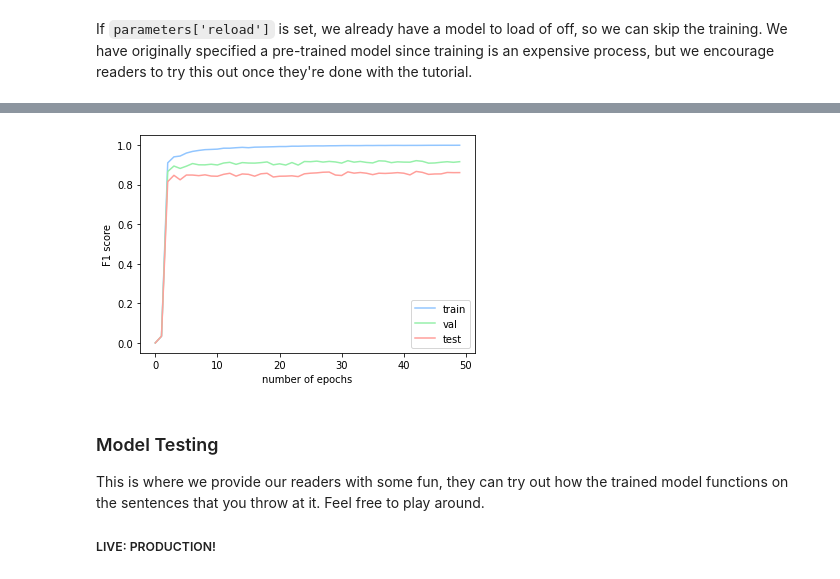
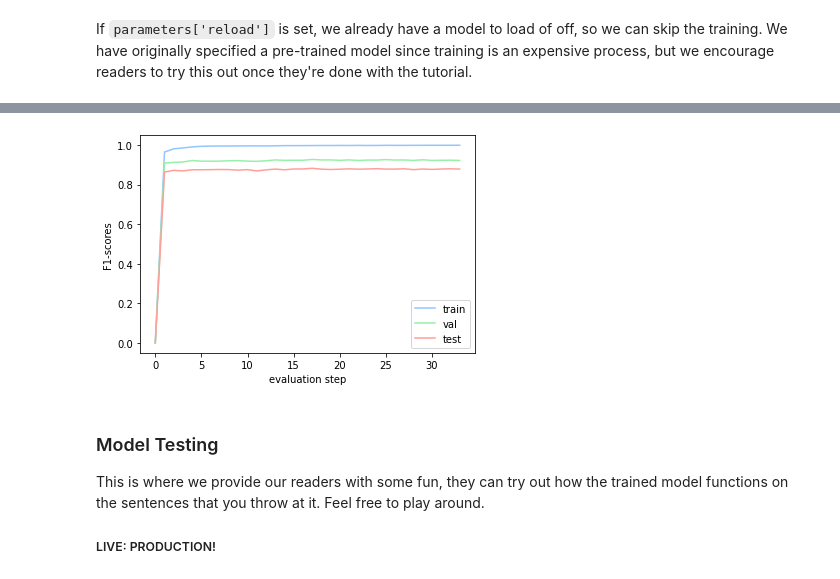
Before and after one commit to jsheng1996/NLPAssignment2, a Jupyter notebook: 2.2 ner/q2_part_1to3.ipynb, the cells around one changed output, grey strips where cells are left out. Drawn from its saved outputs; the diff is of its cells as text; code cells hidden in the pictures.

```diff
--- a/2.2 ner/q2_part_1to3.ipynb
+++ b/2.2 ner/q2_part_1to3.ipynb
@@ -102,7 +102,7 @@ parameters['crf'] = 1  # Use CRF (0 to disable)
 parameters['dropout'] = 0.5  # Dropout rate on the input (0 = no dropout)
 parameters['epoch'] =  50  # Number of epochs to run
 parameters['weights'] = ''  # path to Pretrained weights from a previous run
-parameters['name'] = 'self-trained-model'  # Model name
+parameters['name'] = 'self-trained-model-lstm'  # Model name
 parameters['gradient_clip'] = 5.0
 parameters['char_mode'] = 'CNN'
 models_path = base_path + 'models/'  # path to saved models
@@ -1167,7 +1167,7 @@ all_F = [[0, 0, 0]]  # List storing all the F-1 Scores
 
 eval_every = len(train_data)  # Calculate F-1 Score after this many iterations
 plot_every = 2000  # Store loss after this many iterations
-# count = 0  #Counts the number of iterations
+count = 0  # Counts the number of iterations
 # %% [markdown]
 ### Evaluation
 # %% [markdown]
@@ -1351,11 +1351,14 @@ If `parameters['reload']` is set, we already have a model to load of off, so we
 parameters['reload'] = False  # comment away to skip training
 
 if not parameters['reload']:
-    tr = time.time()
+    start_time = time.time()
     model.train(True)
 
     for epoch in range(1, number_of_epochs):
-        for count, index in enumerate(np.random.permutation(len(train_data))):
+        print(f'\nepoch: {epoch}')
+
+        for i, index in enumerate(np.random.permutation(len(train_data))):
+            count += 1
             data = train_data[index]
 
             # gradient updates for each data entry
@@ -1415,7 +1418,7 @@ if not parameters['reload']:
             # Storing loss
             if count % plot_every == 0:
                 loss /= plot_every
-                print(count, ': ', loss)
+                print(f'loss at iteration {count}: {loss}')
 
                 if losses == []:
                     losses.append(loss)
@@ -1442,9 +1445,8 @@ if not parameters['reload']:
             if count % len(train_data) == 0:
                 adjust_learning_rate(optimizer, lr=learning_rate/(1+decay_rate*count/len(train_data)))
 
-    print(time.time() - tr)
-    plt.plot(losses)
-    plt.show()
+    time_taken = time.time() - start_time
+    print(f'time taken: {time_taken}')
 
 if not parameters['reload']:
     #reload the best model saved from training
@@ -1471,27 +1480,27 @@ Test: new_F: 0.03396757640434131 best_F: -1.0
 # %%
-# look at F1 scores
-epochs = list(range(number_of_epochs))
+# plot F scores
+evaluation_steps = list(range(len(all_F)))
 
-train_F1_scores = []
-val_F1_scores = []
-test_F1_scores = []
+train_F_scores = []
+val_F_scores = []
+test_F_scores = []
 
 for scores in all_F:
-    train_F1_scores.append(scores[0])
-    val_F1_scores.append(scores[1])
-    test_F1_scores.append(scores[2])
+    train_F_scores.append(scores[0])
+    val_F_scores.append(scores[1])
+    test_F_scores.append(scores[2])
 
-plt.plot(epochs, train_F1_scores, label='train')
-plt.plot(epochs, val_F1_scores, label='val')
-plt.plot(epochs, test_F1_scores, label='test')
+plt.plot(evaluation_steps, train_F_scores, label='train')
+plt.plot(evaluation_steps, val_F_scores, label='val')
+plt.plot(evaluation_steps, test_F_scores, label='test')
 
 plt.legend()
-plt.xlabel('number of epochs')
-plt.ylabel('F1 score')
+plt.xlabel('evaluation step')
+plt.ylabel('F1-scores')
 
 plt.show()
 # %% [output]
-[figure, old version]
+[figure, new version]
 # %% [markdown]
 ### Model Testing
 
```
Also changed, not shown: parts of 6 cells of this notebook, 1 other file.
